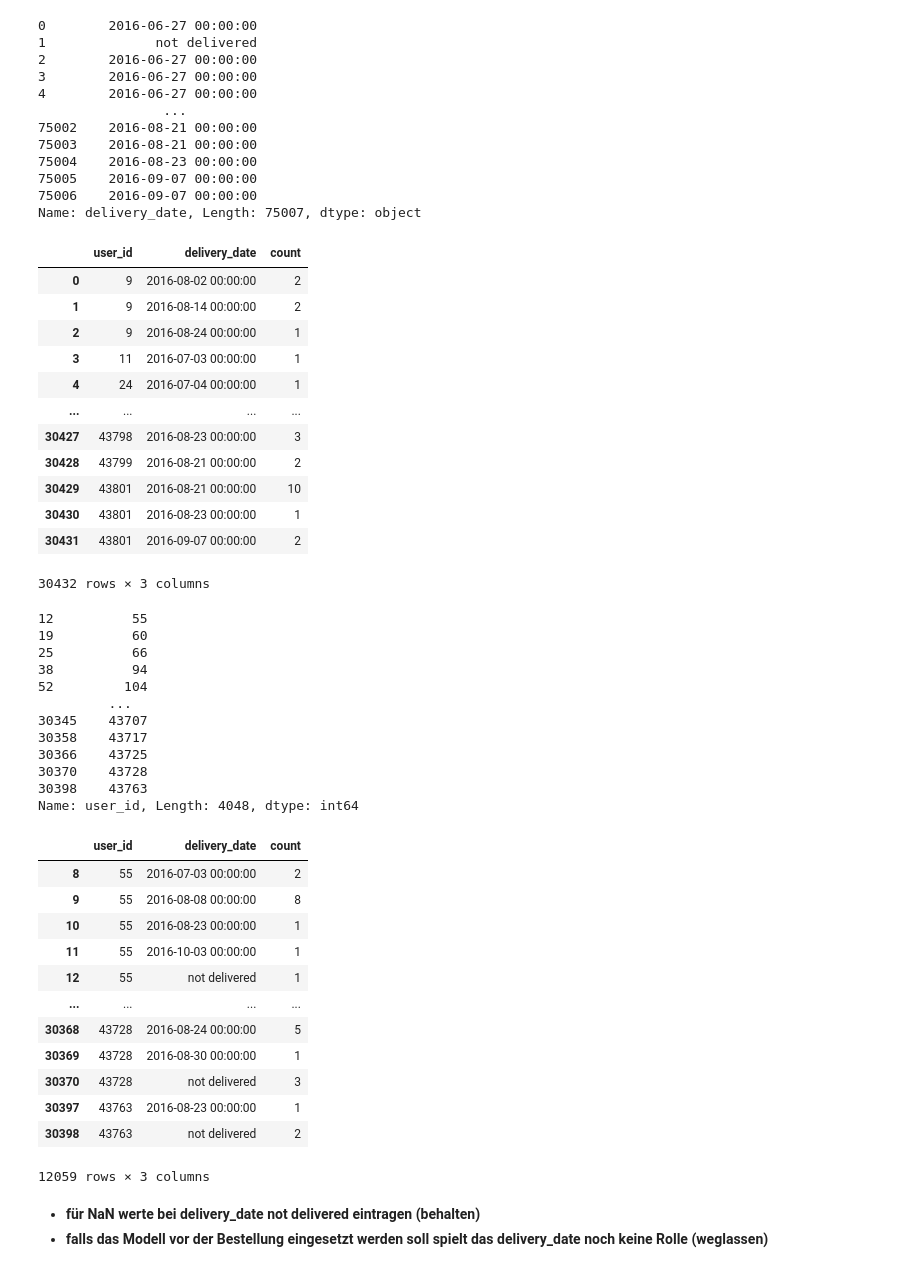
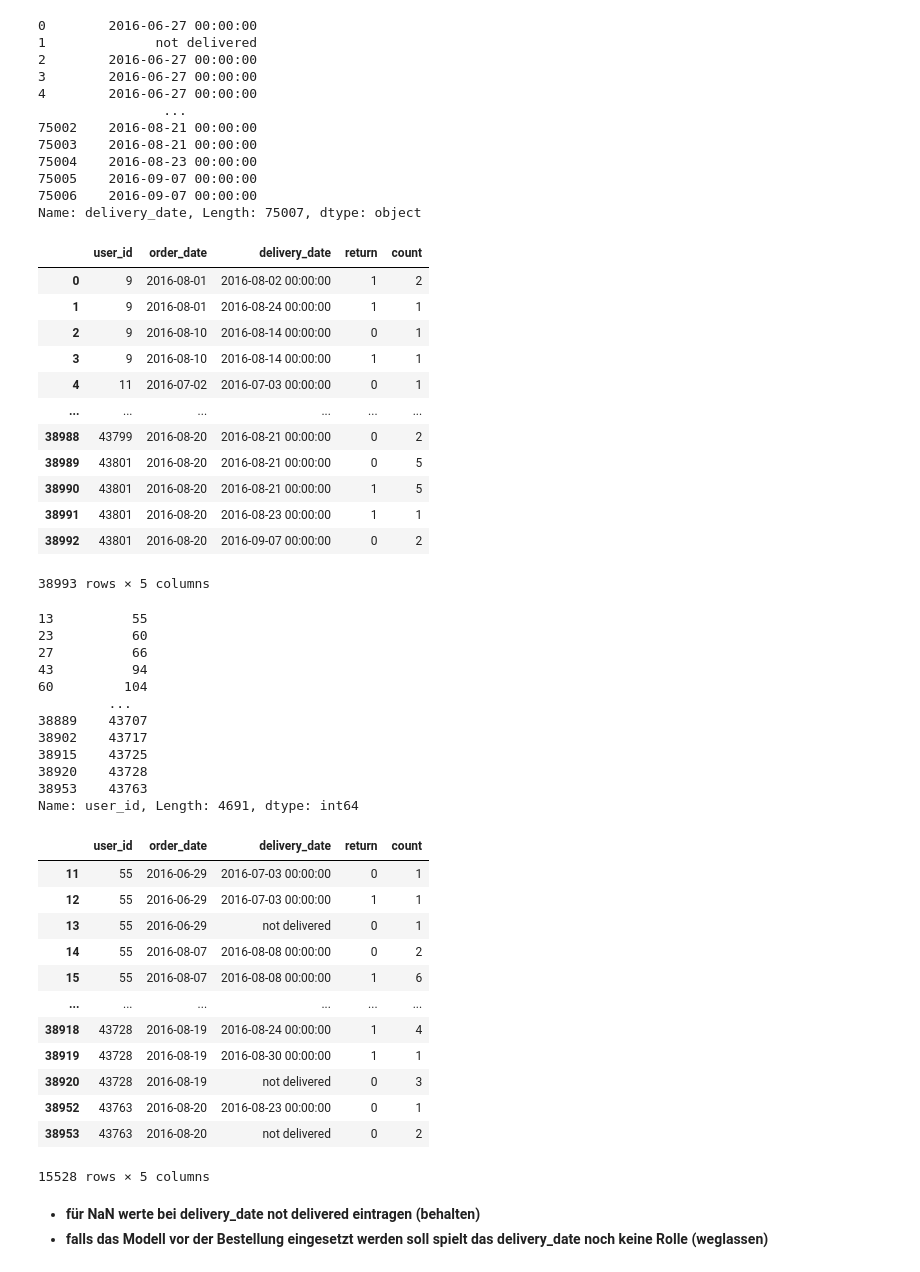
Before and after one commit to P-AEL/ML-Projekt, a Jupyter notebook: Flo/data_cleaning.ipynb, the cells around one changed output. Drawn from its saved outputs; the diff is of its cells as text; code cells hidden in the pictures.

```diff
--- a/Flo/data_cleaning.ipynb
+++ b/Flo/data_cleaning.ipynb
@@ -156,56 +156,56 @@ df_1.delivery_date
 75006    2016-09-07 00:00:00
 Name: delivery_date, Length: 75007, dtype: object
 # %%
-df_d = df_1.groupby(["user_id", "delivery_date"]).agg(
+df_d = df_1.groupby(["user_id", "order_date", "delivery_date", "return"]).agg(
  count = ("delivery_date", "count")
 ).reset_index()
 df_d
 # %% [output]
-|  | user_id | delivery_date | count |
-| 0 | 9 | 2016-08-02 00:00:00 | 2 |
-| 1 | 9 | 2016-08-14 00:00:00 | 2 |
-| 2 | 9 | 2016-08-24 00:00:00 | 1 |
-| 3 | 11 | 2016-07-03 00:00:00 | 1 |
-| 4 | 24 | 2016-07-04 00:00:00 | 1 |
-| ... | ... | ... | ... |
-| 30427 | 43798 | 2016-08-23 00:00:00 | 3 |
-| 30428 | 43799 | 2016-08-21 00:00:00 | 2 |
-| 30429 | 43801 | 2016-08-21 00:00:00 | 10 |
-| 30430 | 43801 | 2016-08-23 00:00:00 | 1 |
-| 30431 | 43801 | 2016-09-07 00:00:00 | 2 |
+|  | user_id | order_date | delivery_date | return | count |
+| 0 | 9 | 2016-08-01 | 2016-08-02 00:00:00 | 1 | 2 |
+| 1 | 9 | 2016-08-01 | 2016-08-24 00:00:00 | 1 | 1 |
+| 2 | 9 | 2016-08-10 | 2016-08-14 00:00:00 | 0 | 1 |
+| 3 | 9 | 2016-08-10 | 2016-08-14 00:00:00 | 1 | 1 |
+| 4 | 11 | 2016-07-02 | 2016-07-03 00:00:00 | 0 | 1 |
+| ... | ... | ... | ... | ... | ... |
+| 38988 | 43799 | 2016-08-20 | 2016-08-21 00:00:00 | 0 | 2 |
+| 38989 | 43801 | 2016-08-20 | 2016-08-21 00:00:00 | 0 | 5 |
+| 38990 | 43801 | 2016-08-20 | 2016-08-21 00:00:00 | 1 | 5 |
+| 38991 | 43801 | 2016-08-20 | 2016-08-23 00:00:00 | 1 | 1 |
+| 38992 | 43801 | 2016-08-20 | 2016-09-07 00:00:00 | 0 | 2 |
-30432 rows × 3 columns
+38993 rows × 5 columns
 # %%
 df_nan = df_d[df_d.delivery_date == "not delivered"].user_id
 df_nan
 # %% [output]
-12          55
-19          60
-25          66
-38          94
-52         104
+13          55
+23          60
+27          66
+43          94
+60         104
          ...
-30345    43707
-30358    43717
-30366    43725
-30370    43728
-30398    43763
-Name: user_id, Length: 4048, dtype: int64
+38889    43707
+38902    43717
+38915    43725
+38920    43728
+38953    43763
+Name: user_id, Length: 4691, dtype: int64
 # %%
 df_d[df_d.user_id.isin(df_nan)]
 # %% [output]
-|  | user_id | delivery_date | count |
-| 8 | 55 | 2016-07-03 00:00:00 | 2 |
-| 9 | 55 | 2016-08-08 00:00:00 | 8 |
-| 10 | 55 | 2016-08-23 00:00:00 | 1 |
-| 11 | 55 | 2016-10-03 00:00:00 | 1 |
-| 12 | 55 | not delivered | 1 |
-| ... | ... | ... | ... |
-| 30368 | 43728 | 2016-08-24 00:00:00 | 5 |
-| 30369 | 43728 | 2016-08-30 00:00:00 | 1 |
-| 30370 | 43728 | not delivered | 3 |
-| 30397 | 43763 | 2016-08-23 00:00:00 | 1 |
-| 30398 | 43763 | not delivered | 2 |
+|  | user_id | order_date | delivery_date | return | count |
+| 11 | 55 | 2016-06-29 | 2016-07-03 00:00:00 | 0 | 1 |
+| 12 | 55 | 2016-06-29 | 2016-07-03 00:00:00 | 1 | 1 |
+| 13 | 55 | 2016-06-29 | not delivered | 0 | 1 |
+| 14 | 55 | 2016-08-07 | 2016-08-08 00:00:00 | 0 | 2 |
+| 15 | 55 | 2016-08-07 | 2016-08-08 00:00:00 | 1 | 6 |
+| ... | ... | ... | ... | ... | ... |
+| 38918 | 43728 | 2016-08-19 | 2016-08-24 00:00:00 | 1 | 4 |
+| 38919 | 43728 | 2016-08-19 | 2016-08-30 00:00:00 | 1 | 1 |
+| 38920 | 43728 | 2016-08-19 | not delivered | 0 | 3 |
+| 38952 | 43763 | 2016-08-20 | 2016-08-23 00:00:00 | 0 | 1 |
+| 38953 | 43763 | 2016-08-20 | not delivered | 0 | 2 |
-12059 rows × 3 columns
+15528 rows × 5 columns
 # %% [markdown]
 - **für NaN werte bei delivery_date not delivered eintragen (behalten)**
 - **falls das Modell vor der Bestellung eingesetzt werden soll spielt das delivery_date noch keine Rolle (weglassen)**
```
Also changed, not shown: parts of 3 cells of this notebook.
